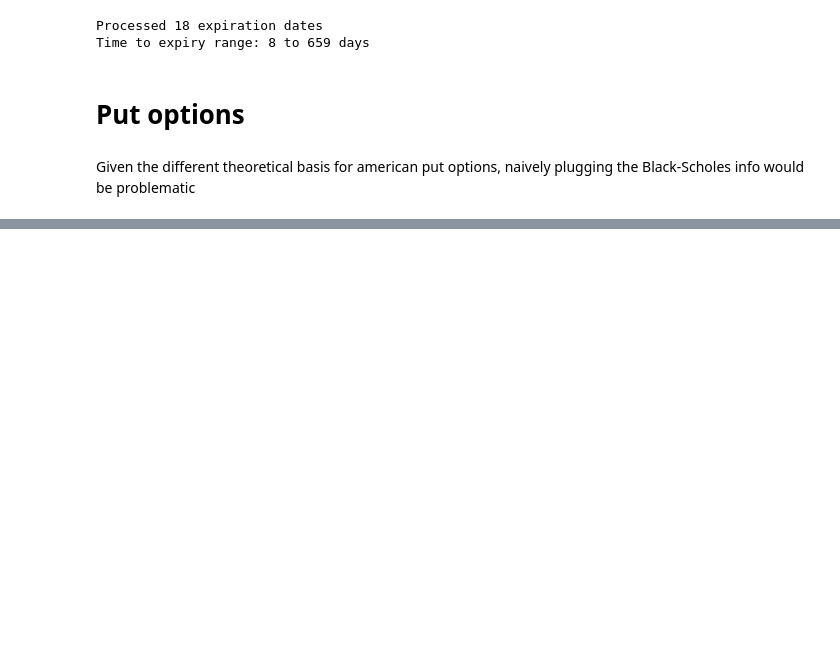
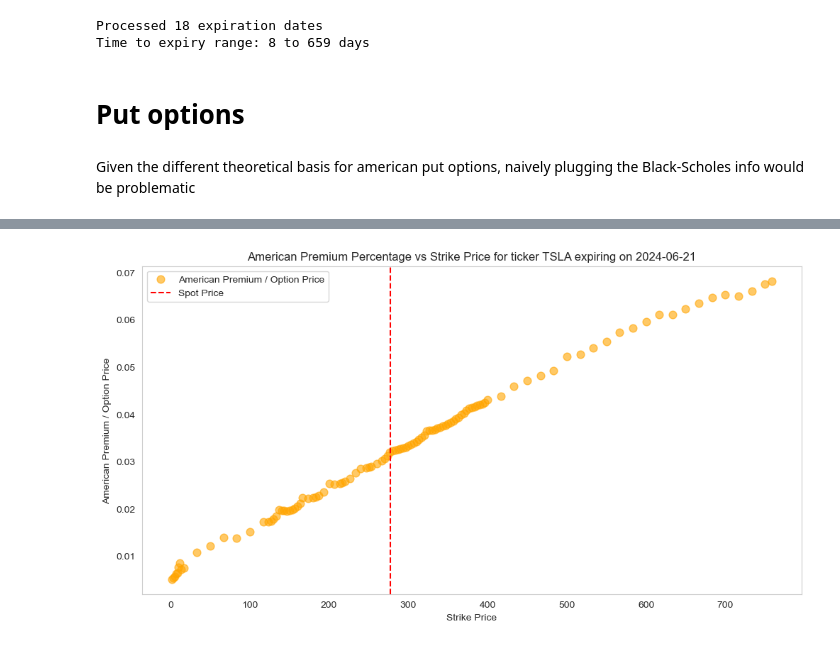
Before and after one commit to wttai004/quant_fin_project, a Jupyter notebook: analyse_data.ipynb, the cells around one changed output, grey strips where cells are left out. Drawn from its saved outputs; the diff is of its cells as text; code cells hidden in the pictures; blank space fills up the shorter version.

```diff
--- a/analyse_data.ipynb
+++ b/analyse_data.ipynb
@@ -599,0 +653,16 @@ TODO: think about ways to quantify american premium?
+# %%
+# Plot the premium as a percentage of the option price
+plt.scatter(put_entries['strike_price'], put_entries['american_premium'] / (0.5 * (put_entries['best_bid'] + put_entries['best_offer'])),
+            marker='o', s=60, color='orange', alpha=0.6,
+            label='American Premium / Option Price')
+
+# Add a vertical line at the spot price
+plt.axvline(x=spot_price, color='red', linestyle='--', label='Spot Price')
+plt.title(f"American Premium Percentage vs Strike Price for ticker {ticker} expiring on {exdate}")
+plt.xlabel("Strike Price")
+plt.ylabel("American Premium / Option Price")
+plt.legend()
+plt.grid()
+plt.show()
+# %% [output]
+[figure, added]
```
Also changed, not shown: parts of 4 cells of this notebook, 2 other files.
